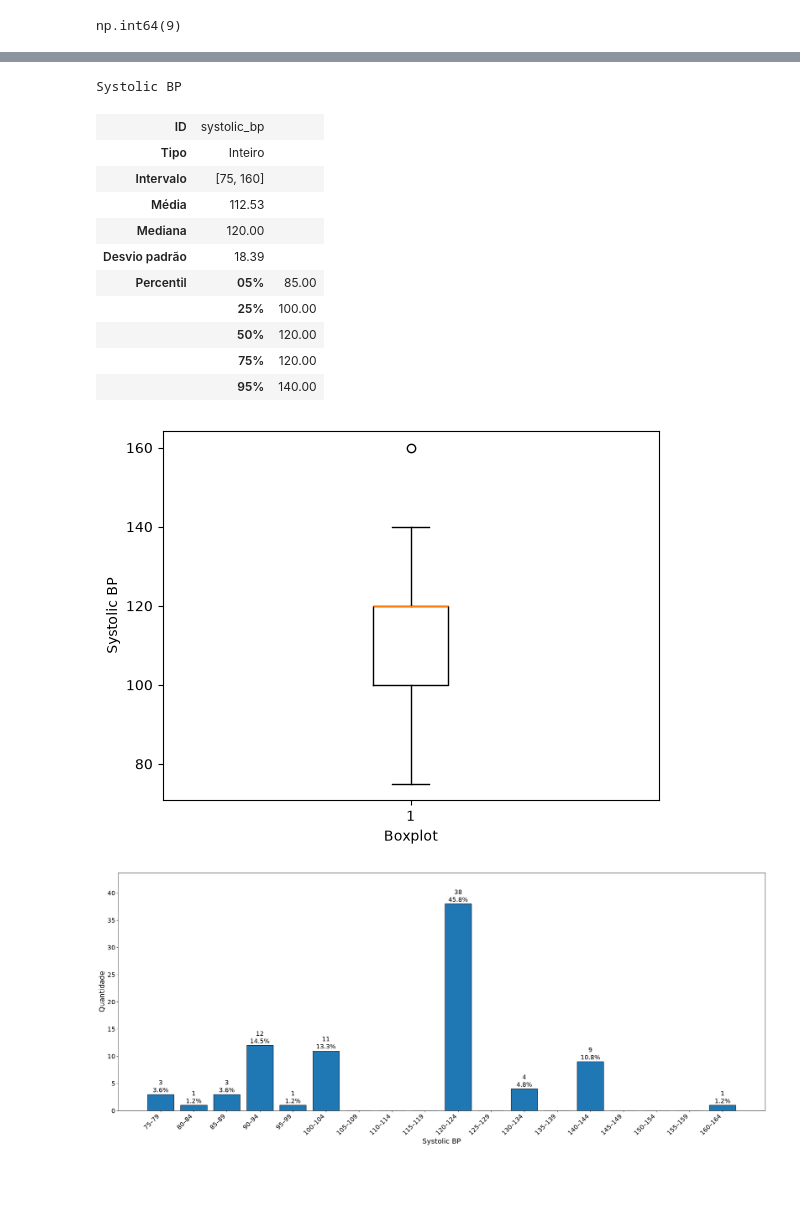
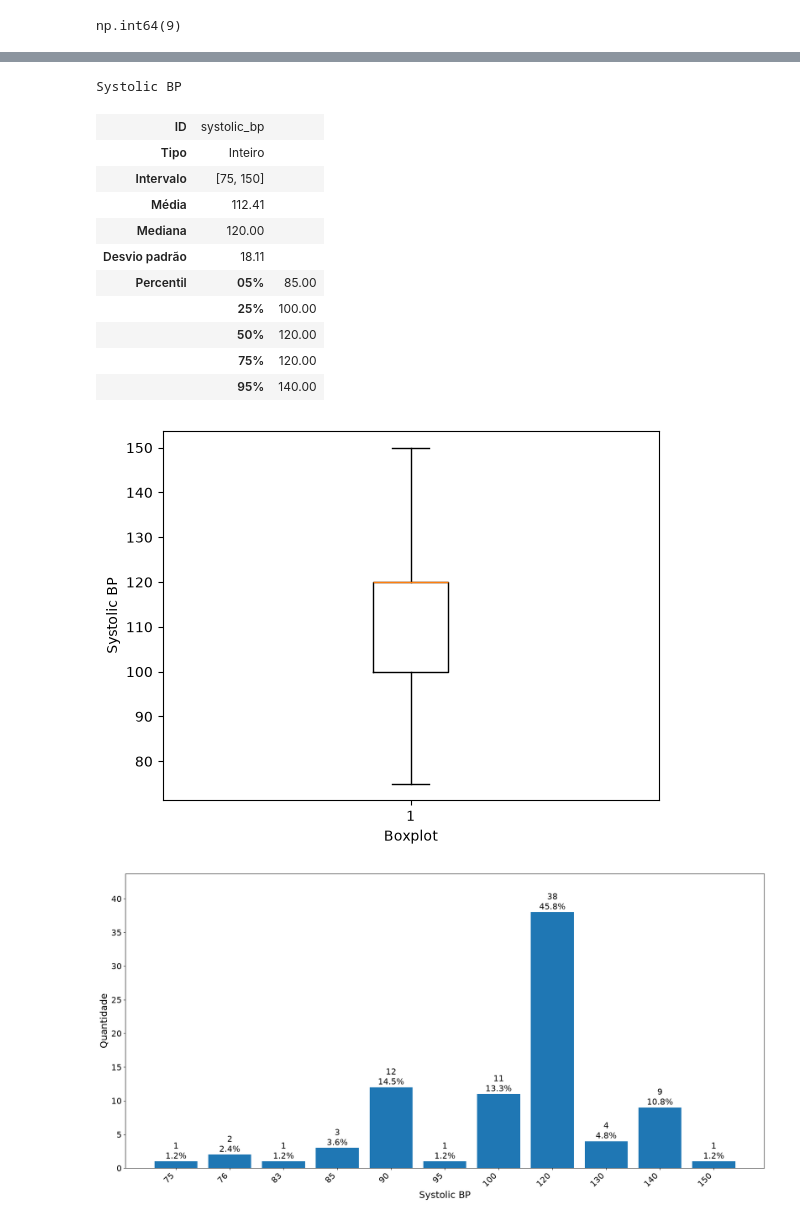
Before and after one commit to gabdumal/data_mining, a Jupyter notebook: assignment_5/features.ipynb, the cells around one changed output, grey strips where cells are left out. Drawn from its saved outputs; the diff is of its cells as text; code cells hidden in the pictures; blank space fills up the shorter version.

```diff
--- a/assignment_5/features.ipynb
+++ b/assignment_5/features.ipynb
@@ -123,33 +124,36 @@ Age
 [interactive output not drawn]
 # %%
-series = dd_df.systolic_bp
+series = t_df.systolic_bp
 
 display_column_description(
     series=series,
     type_name="Inteiro",
     feature_type="numerical",
 )
-plot_histogram(
-    series=series,
+
+counts = series.value_counts()
+counts.name = series.name
+plot_bar_graph(
+    series=counts,
     show_value=True,
-    percentage_function=lambda value, data: value / len(data),
-    bin_width=5,
+    percentage_function=lambda value, data: value / len(series),
+    figsize=(18, 9),
 )
 display(HTML("<hr/>"))
 # %% [output]
 Systolic BP
 | ID | systolic_bp |  |
 | Tipo | Inteiro |  |
-| Intervalo | [75, 160] |  |
-| Média | 112.53 |  |
+| Intervalo | [75, 150] |  |
+| Média | 112.41 |  |
 | Mediana | 120.00 |  |
-| Desvio padrão | 18.39 |  |
+| Desvio padrão | 18.11 |  |
 | Percentil | 05% | 85.00 |
 |  | 25% | 100.00 |
 |  | 50% | 120.00 |
 |  | 75% | 120.00 |
 |  | 95% | 140.00 |
-[figure, old version]
+[figure, new version]
-[figure, old version]
+[figure, new version]
 [interactive output not drawn]
 # %%
```
Also changed, not shown: parts of 6 cells of this notebook, 3 other files.
